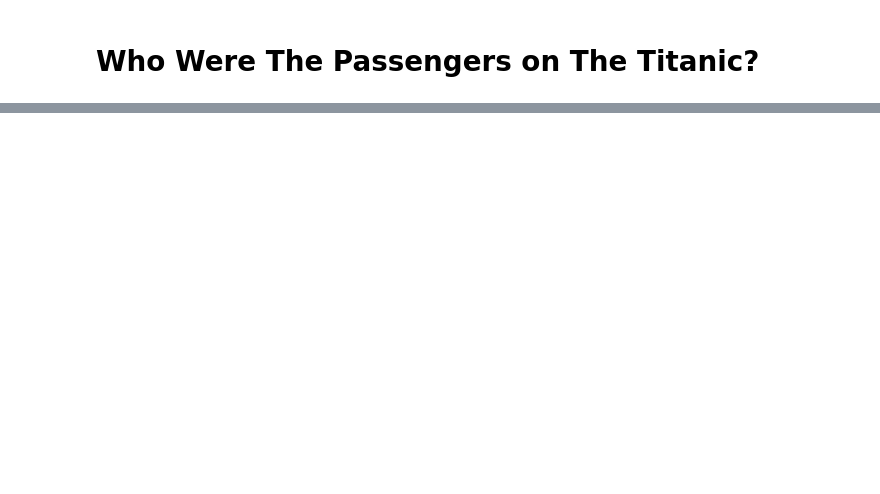
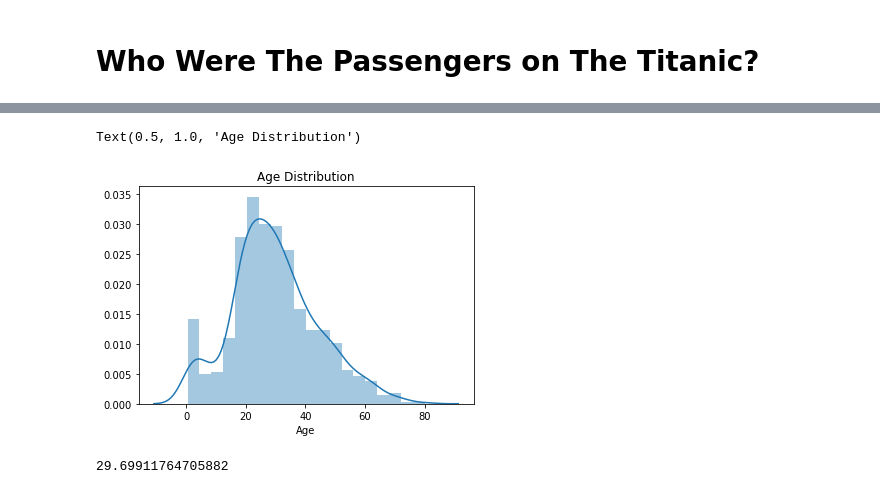
Before and after one commit to kimdang/Titanic_Machine_Learning, a Jupyter notebook: Titanic Machine Learning.ipynb, the cells around one changed output, grey strips where cells are left out. Cells and saved outputs as stored; diff of their text form; code cells hidden in the pictures; blank space fills up the shorter version.

```diff
--- a/Titanic Machine Learning.ipynb
+++ b/Titanic Machine Learning.ipynb
@@ -28,0 +64,10 @@ sns.catplot(x = 'Sex', y = "Age", data = titanic_dframe, hue = "Pclass")
+# %%
+titanic_age = titanic['Age'].dropna()
+sns.distplot(titanic_age).set_title("Age Distribution")
+# %% [output]
+Text(0.5, 1.0, 'Age Distribution')
+[figure, added]
+# %%
+titanic_age.mean()
+# %% [output]
+29.69911764705882
```
Also changed, not shown: parts of 5 cells of this notebook.
